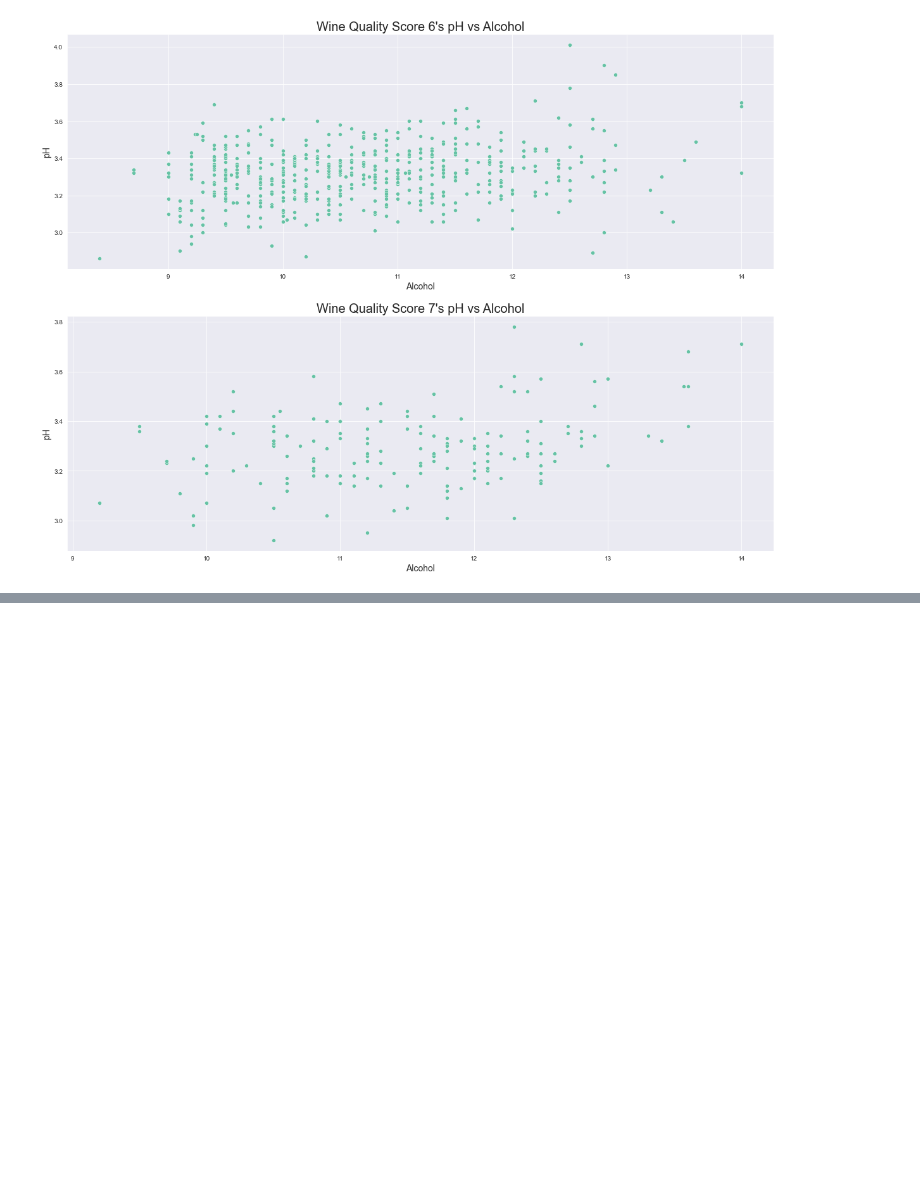
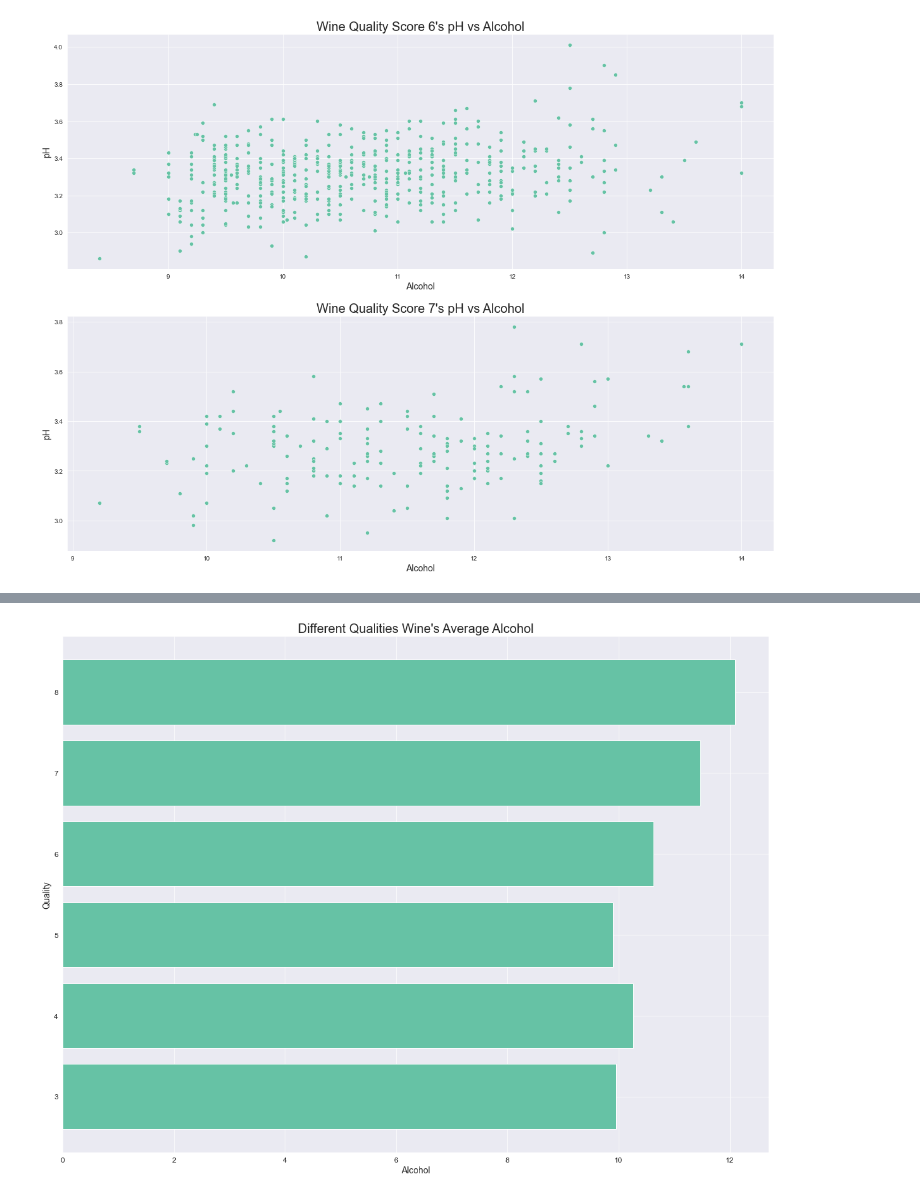
Before and after one commit to shamimsikder/Data-Visualization-Exercises, a Jupyter notebook: Wine Quality Data Visualization.ipynb, the cells around one changed output, grey strips where cells are left out. Drawn from its saved outputs; the diff is of its cells as text; code cells hidden in the pictures; blank space fills up the shorter version.

Commit message:
Average Alcohol Content

```diff
--- a/Wine Quality Data Visualization.ipynb
+++ b/Wine Quality Data Visualization.ipynb
@@ -188,3 +188,9 @@ ax[1].set_xlabel("Alcohol",fontsize=14)
 ax[1].set_ylabel("pH",fontsize=14);
 # %% [output]
 [figure]
+# %%
+avg_data = data.groupby("quality",as_index=False)
+
+avg_data = avg_data.agg(np.mean)
+
+avg_data
@@ -190,0 +205,12 @@ ax[1].set_ylabel("pH",fontsize=14);
+# %%
+plt.figure(figsize=(20,15))
+
+plt.barh(avg_data.quality,avg_data.alcohol)
+
+plt.title("Average Alcohol Content in Different Wine Qualities",fontsize=20)
+plt.xlabel("Alcohol",fontsize=14)
+plt.xticks(fontsize=12)
+plt.ylabel("Quality",fontsize=14)
+plt.yticks(fontsize=12);
+# %% [output]
+[figure, added]
```
Also changed, not shown: parts of 1 cell of this notebook.
